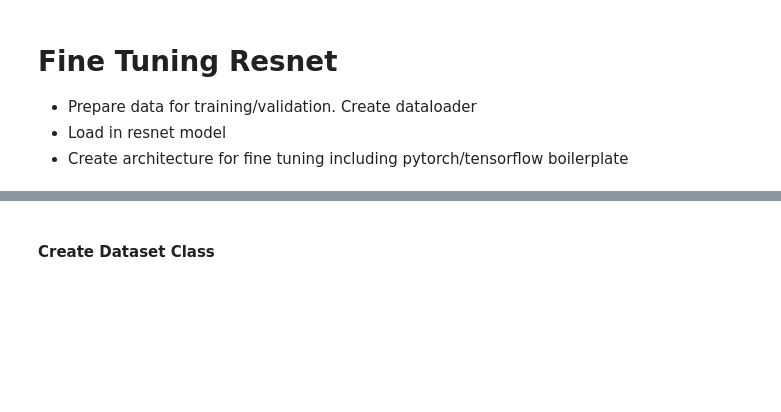
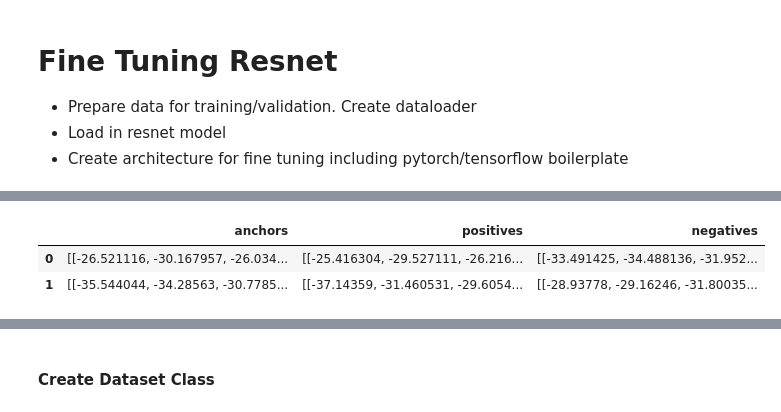
Before and after one commit to reggiebain/song-similarity-erdos, a Jupyter notebook: modeling/fine-tuning-pretrained.ipynb, the cells around one changed output, grey strips where cells are left out. Saved outputs shown, nothing was run; the diff lists cells and outputs as text; code cells hidden in the pictures; blank space fills up the shorter version.

```diff
--- a/modeling/fine-tuning-pretrained.ipynb
+++ b/modeling/fine-tuning-pretrained.ipynb
@@ -30,0 +67,16 @@ from transformers import WhisperProcessor, WhisperForConditionalGeneration
+# %%
+# Apply the function to the DataFrame
+tqdm.pandas(desc=f"Making Anchor Mel Spectrograms...")
+working_df['anchors'] = working_df['processed_audio'].progress_apply(lambda row: make_mel_spectrogram(row[0], row[1]))
+tqdm.pandas(desc=f"Making Similar Mel Spectrograms...")
+working_df['positives'] = working_df['augmented_audio'].progress_apply(lambda row: make_mel_spectrogram(row[0], row[1]))
+tqdm.pandas(desc=f"Making Differet Mel Spectrograms...")
+working_df['negatives'] = working_df['diff_processed_audio'].progress_apply(lambda row: make_mel_spectrogram(row[0], row[1]))
+
+# Create new dataframe
+dataset_df = working_df[['anchors', 'positives', 'negatives']]
+dataset_df.head(2)
+# %% [output]
+|  | anchors | positives | negatives |
+| 0 | [[-26.521116, -30.167957, -26.034... | [[-25.416304, -29.527111, -26.216... | [[-33.491425, -34.488136, -31.952... |
+| 1 | [[-35.544044, -34.28563, -30.7785... | [[-37.14359, -31.460531, -29.6054... | [[-28.93778, -29.16246, -31.80035... |
```
Also changed, not shown: parts of 36 cells of this notebook, 16 other files.
